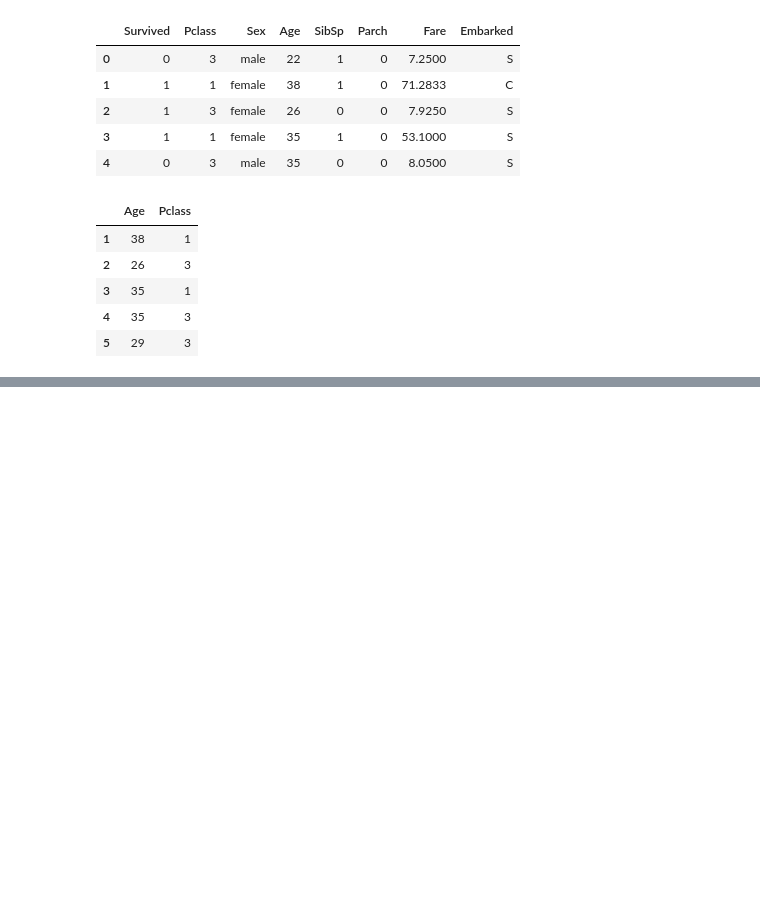
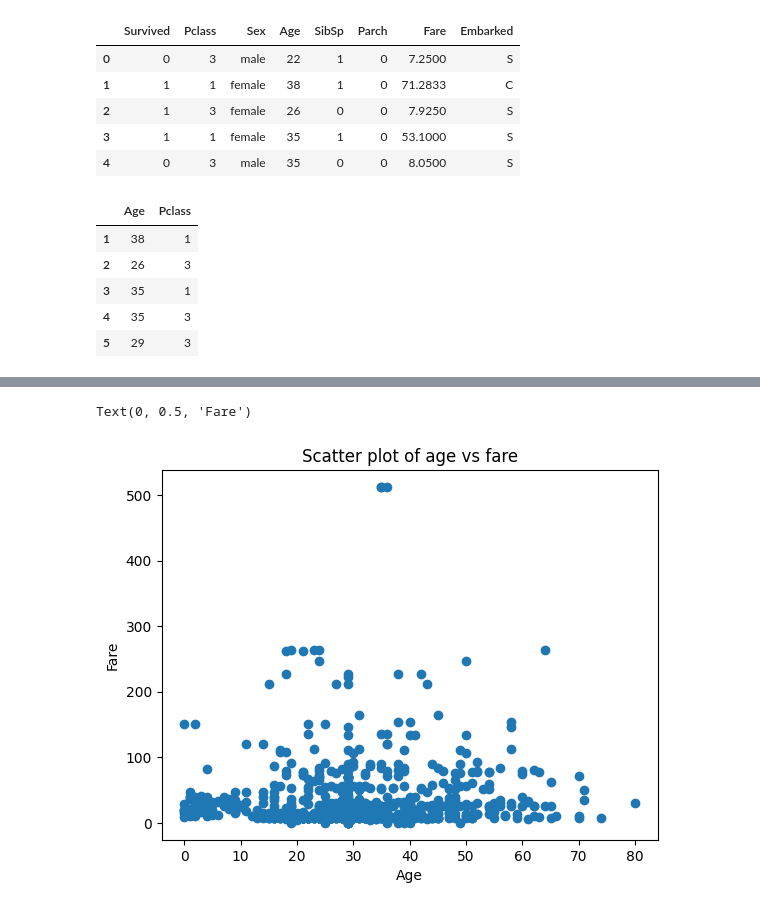
Before and after one commit to itsmeankeet/MachineLearning, a Jupyter notebook: day3/data_analysis/titanic-dataset.ipynb, the cells around one changed output, grey strips where cells are left out. Saved outputs shown, nothing was run; the diff lists cells and outputs as text; code cells hidden in the pictures; blank space fills up the shorter version.

Commit message:
data_visualization

```diff
--- a/day3/data_analysis/titanic-dataset.ipynb
+++ b/day3/data_analysis/titanic-dataset.ipynb
@@ -767,0 +774,19 @@ data1.loc[1:5, ['Age','Pclass']]
+# %%
+#Exploring numericals values:
+#bar plot scatter plot and many othersss...
+#scatter plot chai relation betn column find garna use garinxa
+# x axis k lai maney rw y axis k lai maney bhney question raise hunxa yeha
+#mathematically j lai rakhey pani key hunna
+#but while dealing with data, y ma chai jun data hamlae track garna khojxau tyo wala data rakxam
+# always have 2 input
+
+plt.scatter(x=data1['Age'], y = data1['Fare'])
+# title chai jaila paniplot garey paxi add garney?
+plt.title('Scatter plot of age vs fare')
+plt.xlabel('Age') # x label ma k data rakhney bhneraw bhnxa
+plt.ylabel('Fare')# y label ma k data rakhney bhenraw bhnxa
+# tyo golo golo chaii marker ho
+# marker lai  badauney rw ghatauney garna milxa
+# %% [output]
+Text(0, 0.5, 'Fare')
+[figure, added]
```
Also changed, not shown: parts of 6 cells of this notebook, 2 other files.
